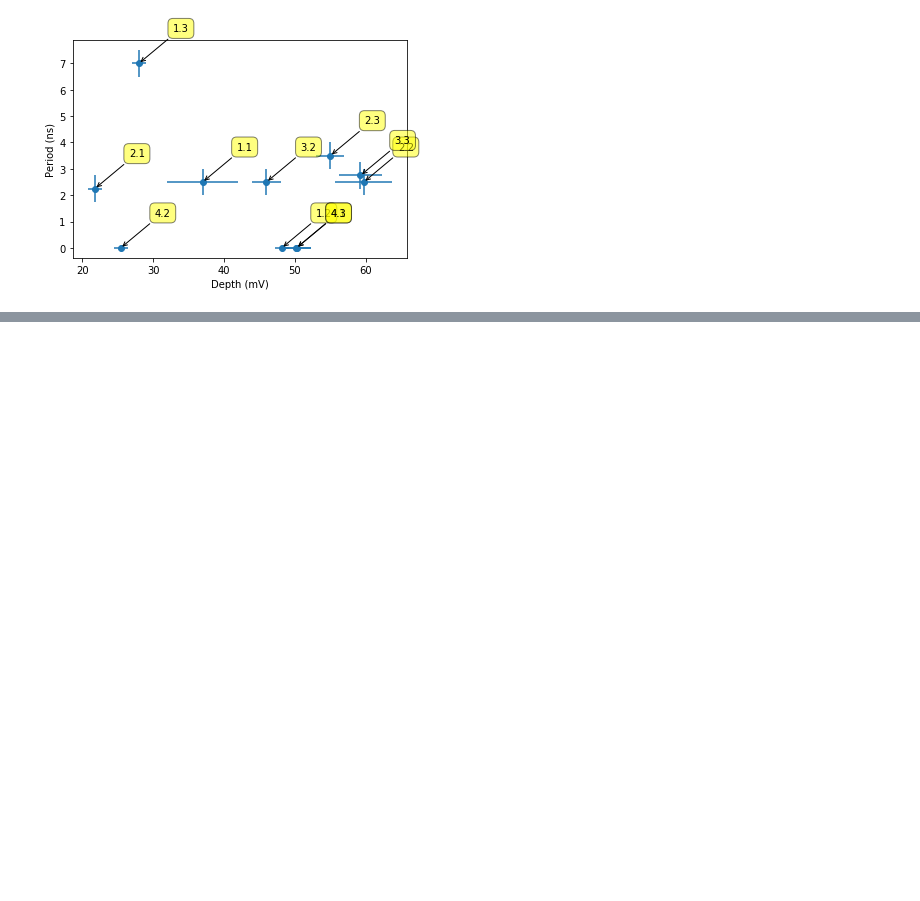
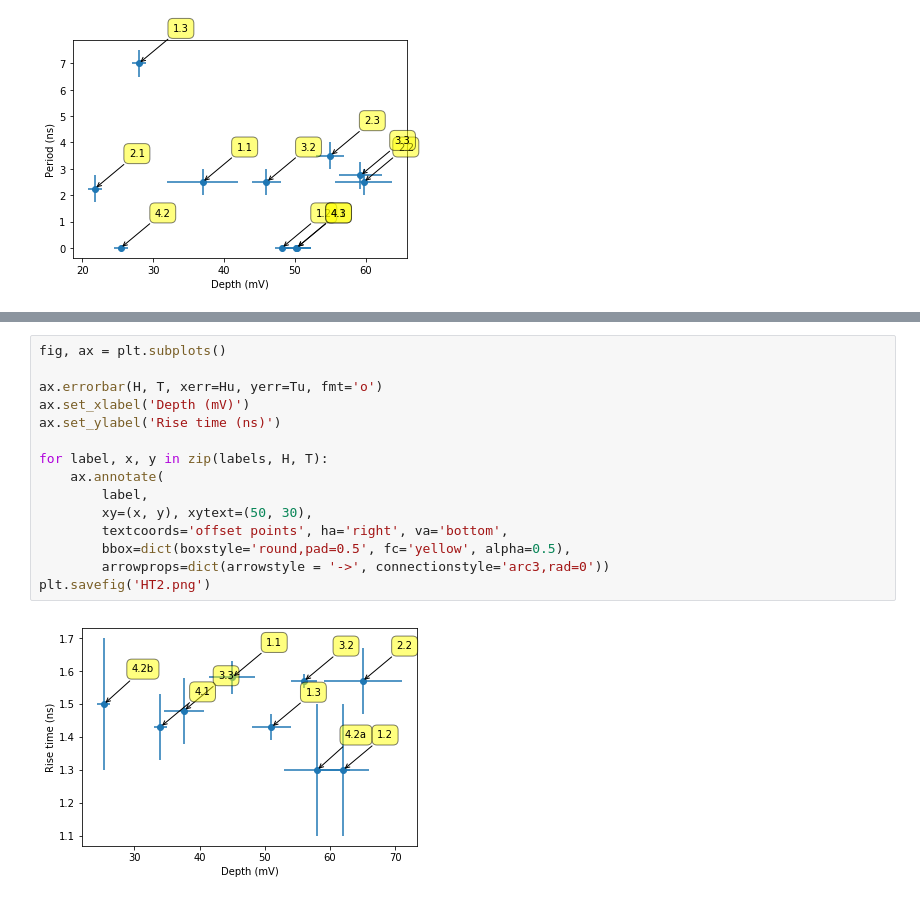
Before and after one commit to slemonide/muons, a Jupyter notebook: lasers.ipynb, the cells around one changed output, grey strips where cells are left out. Saved outputs shown, nothing was run; the diff lists cells and outputs as text; blank space fills up the shorter version.

```diff
--- a/lasers.ipynb
+++ b/lasers.ipynb
@@ -87,0 +117,17 @@ plt.savefig('HP.png')
+# %%
+fig, ax = plt.subplots()
+
+ax.errorbar(H, T, xerr=Hu, yerr=Tu, fmt='o')
+ax.set_xlabel('Depth (mV)')
+ax.set_ylabel('Rise time (ns)')
+
+for label, x, y in zip(labels, H, T):
+    ax.annotate(
+        label,
+        xy=(x, y), xytext=(50, 30),
+        textcoords='offset points', ha='right', va='bottom',
+        bbox=dict(boxstyle='round,pad=0.5', fc='yellow', alpha=0.5),
+        arrowprops=dict(arrowstyle = '->', connectionstyle='arc3,rad=0'))
+plt.savefig('HT2.png')
+# %% [output]
+[figure, added]
```
Also changed, not shown: parts of 8 cells of this notebook, 3 other files.
